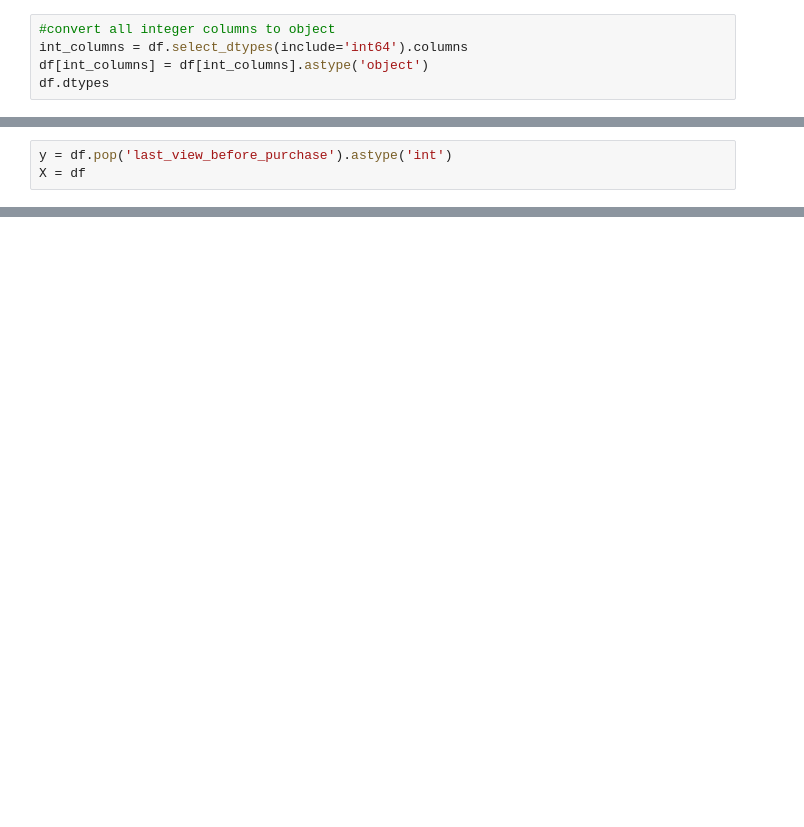
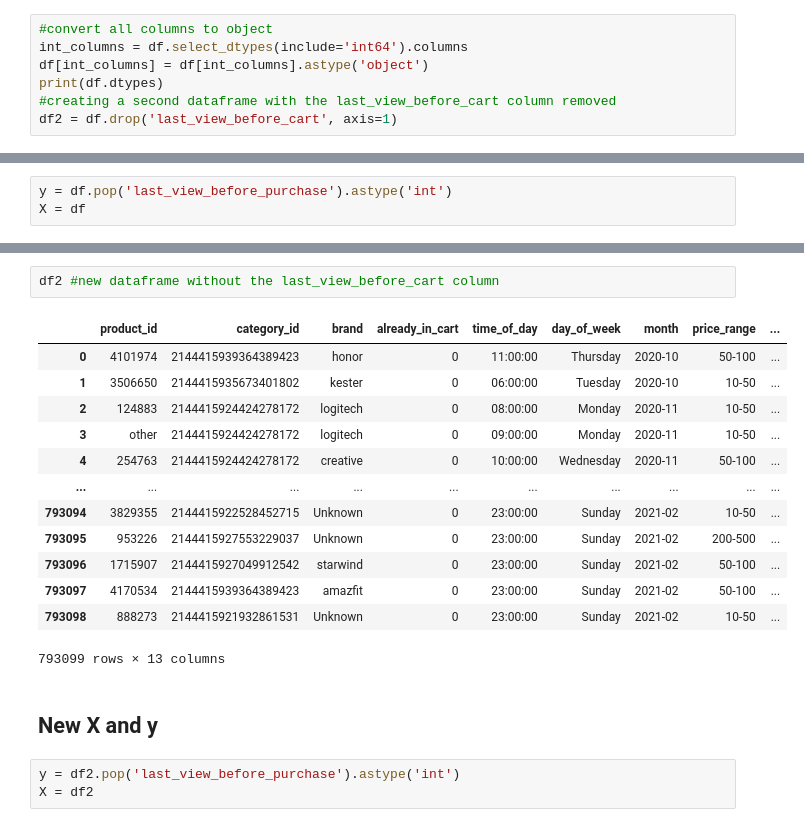
Before and after one commit to Bumbledebee/Purchase-Prediction-Project, a Jupyter notebook: notebook/3:machine_learning_sklearn.ipynb, the cells around one changed output, grey strips where cells are left out. Cells and saved outputs as stored; diff of their text form; blank space fills up the shorter version.

```diff
--- a/notebook/3:machine_learning_sklearn.ipynb
+++ b/notebook/3:machine_learning_sklearn.ipynb
@@ -35,6 +39,8 @@ df.head()
 # %%
-#convert all integer columns to object
+#convert all columns to object
 int_columns = df.select_dtypes(include='int64').columns
 df[int_columns] = df[int_columns].astype('object')
-df.dtypes
+print(df.dtypes)
+#creating a second dataframe with the last_view_before_cart column removed
+df2 = df.drop('last_view_before_cart', axis=1)
 # %% [output]
@@ -199,0 +324,21 @@ Epoch 5/5
+# %%
+df2 #new dataframe without the last_view_before_cart column
+# %% [output]
+|  | product_id | category_id | brand | already_in_cart | time_of_day | day_of_week | month | price_range | ... |
+| 0 | 4101974 | 2144415939364389423 | honor | 0 | 11:00:00 | Thursday | 2020-10 | 50-100 | ... |
+| 1 | 3506650 | 2144415935673401802 | kester | 0 | 06:00:00 | Tuesday | 2020-10 | 10-50 | ... |
+| 2 | 124883 | 2144415924424278172 | logitech | 0 | 08:00:00 | Monday | 2020-11 | 10-50 | ... |
+| 3 | other | 2144415924424278172 | logitech | 0 | 09:00:00 | Monday | 2020-11 | 10-50 | ... |
+| 4 | 254763 | 2144415924424278172 | creative | 0 | 10:00:00 | Wednesday | 2020-11 | 50-100 | ... |
+| ... | ... | ... | ... | ... | ... | ... | ... | ... | ... |
+| 793094 | 3829355 | 2144415922528452715 | Unknown | 0 | 23:00:00 | Sunday | 2021-02 | 10-50 | ... |
+| 793095 | 953226 | 2144415927553229037 | Unknown | 0 | 23:00:00 | Sunday | 2021-02 | 200-500 | ... |
+| 793096 | 1715907 | 2144415927049912542 | starwind | 0 | 23:00:00 | Sunday | 2021-02 | 50-100 | ... |
+| 793097 | 4170534 | 2144415939364389423 | amazfit | 0 | 23:00:00 | Sunday | 2021-02 | 50-100 | ... |
+| 793098 | 888273 | 2144415921932861531 | Unknown | 0 | 23:00:00 | Sunday | 2021-02 | 10-50 | ... |
+793099 rows × 13 columns
+# %% [markdown]
+## New X and y
+# %%
+y = df2.pop('last_view_before_purchase').astype('int')
+X = df2
```
Also changed, not shown: parts of 59 cells of this notebook, 29 other files.
